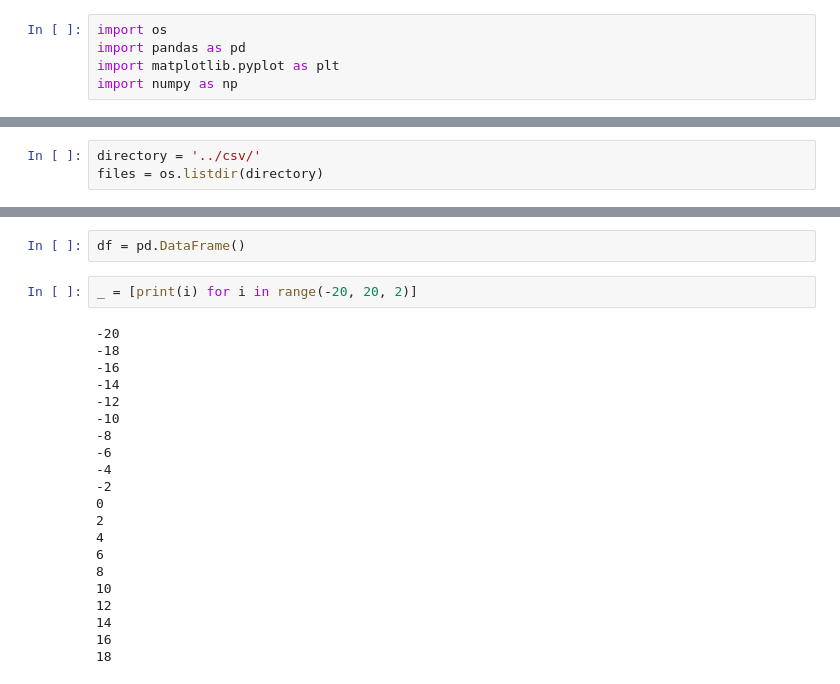
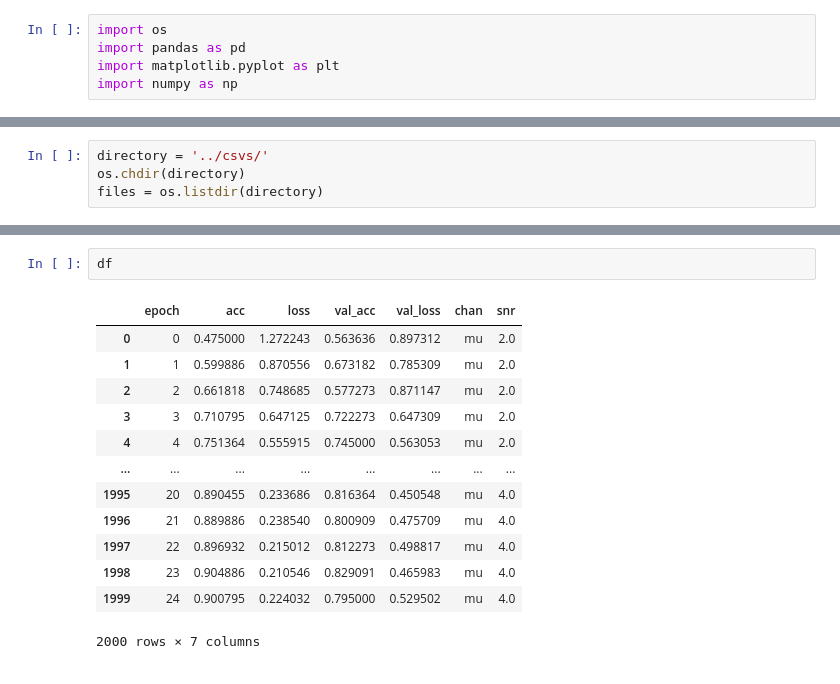
Before and after one commit to dfunni/complex-specgramCNN, a Jupyter notebook: notebooks/history_plotter.ipynb, the cells around one changed output, grey strips where cells are left out. Cells and saved outputs as stored; diff of their text form.

```diff
--- a/notebooks/history_plotter.ipynb
+++ b/notebooks/history_plotter.ipynb
@@ -10,3 +10,4 @@ plt.rcParams['figure.figsize'] = [10, 5]
 # %%
-directory = '../csv/'
+directory = '../csvs/'
+os.chdir(directory)
 files = os.listdir(directory)
@@ -15,25 +41,16 @@ for file in files
 # %%
-df = pd.DataFrame()
+df
+# %% [output]
+|  | epoch | acc | loss | val_acc | val_loss | chan | snr |
+| 0 | 0 | 0.475000 | 1.272243 | 0.563636 | 0.897312 | mu | 2.0 |
+| 1 | 1 | 0.599886 | 0.870556 | 0.673182 | 0.785309 | mu | 2.0 |
+| 2 | 2 | 0.661818 | 0.748685 | 0.577273 | 0.871147 | mu | 2.0 |
+| 3 | 3 | 0.710795 | 0.647125 | 0.722273 | 0.647309 | mu | 2.0 |
+| 4 | 4 | 0.751364 | 0.555915 | 0.745000 | 0.563053 | mu | 2.0 |
+| ... | ... | ... | ... | ... | ... | ... | ... |
+| 1995 | 20 | 0.890455 | 0.233686 | 0.816364 | 0.450548 | mu | 4.0 |
+| 1996 | 21 | 0.889886 | 0.238540 | 0.800909 | 0.475709 | mu | 4.0 |
+| 1997 | 22 | 0.896932 | 0.215012 | 0.812273 | 0.498817 | mu | 4.0 |
+| 1998 | 23 | 0.904886 | 0.210546 | 0.829091 | 0.465983 | mu | 4.0 |
+| 1999 | 24 | 0.900795 | 0.224032 | 0.795000 | 0.529502 | mu | 4.0 |
+2000 rows × 7 columns
-# %%
-_ = [print(i) for i in range(-20, 20, 2)]
-# %% [output]
--20
--18
--16
--14
--12
--10
--8
--6
--4
--2
-0
-2
-4
-6
-8
-10
-12
-14
-16
-18
```
Also changed, not shown: parts of 11 cells of this notebook, 1 other file.
